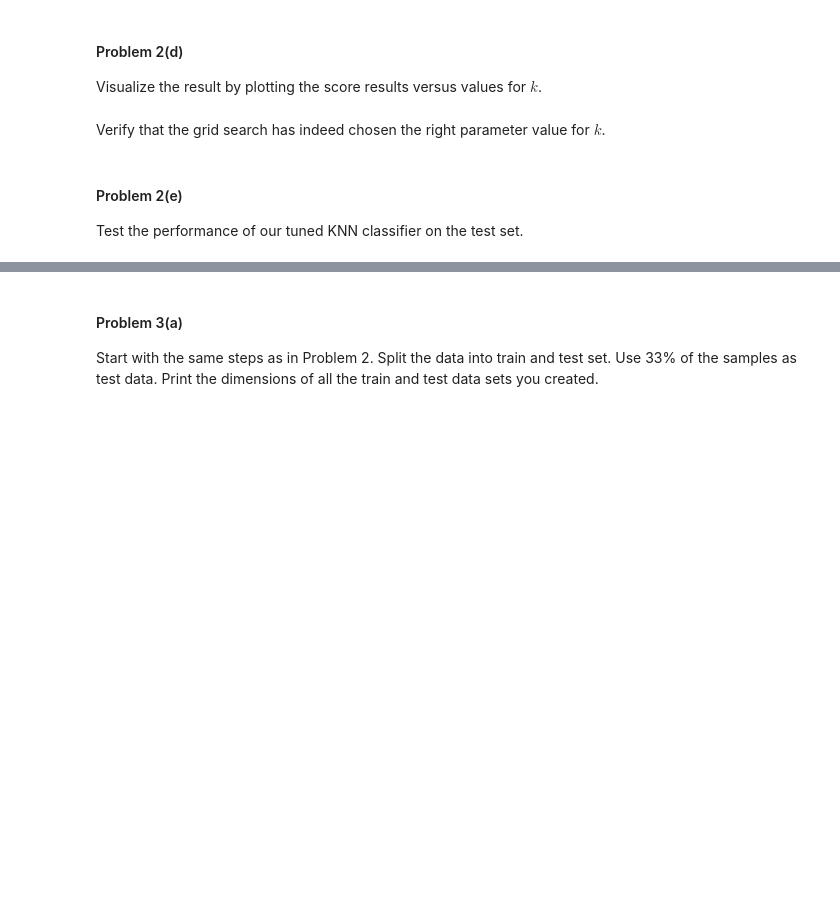
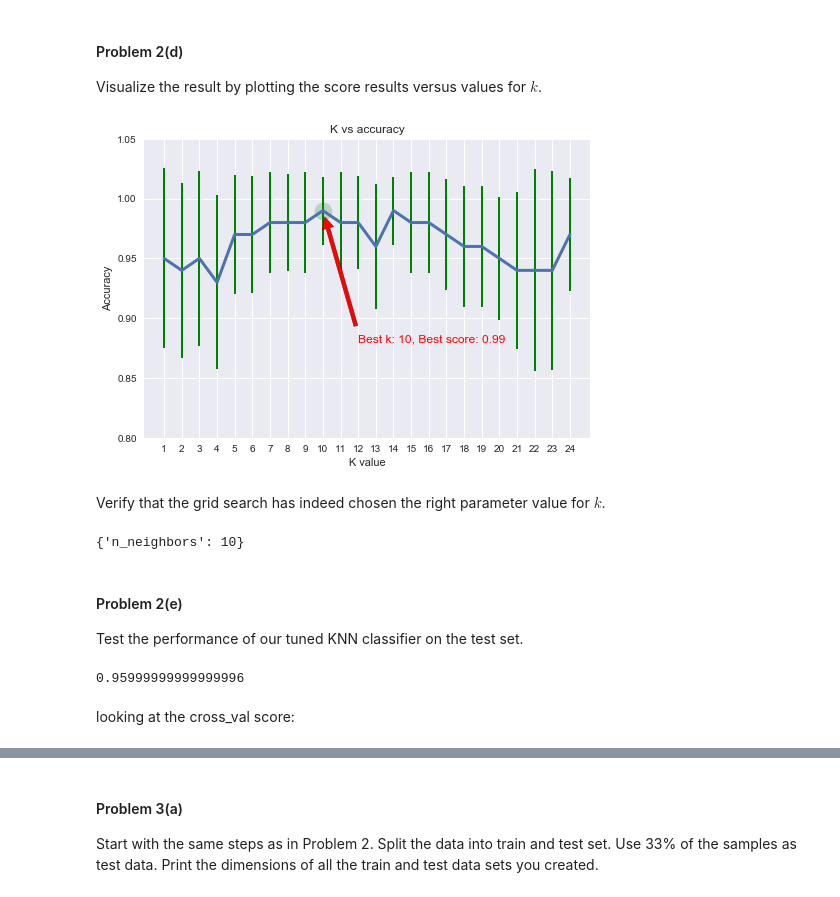
Before and after one commit to fergusio/cs109-2015, a Jupyter notebook: homework/HW3.ipynb, the cells around one changed output, grey strips where cells are left out. Saved outputs shown, nothing was run; the diff lists cells and outputs as text; code cells hidden in the pictures; blank space fills up the shorter version.

```diff
--- a/homework/HW3.ipynb
+++ b/homework/HW3.ipynb
@@ -724,0 +744,7 @@ In the lecture we discussed how to use cross validation to estimate the optimal
+# %%
+### Your code here ###
+from sklearn.neighbors import KNeighborsClassifier
+
+neigh = KNeighborsClassifier()
+neigh.fit(x_train, y_train)
+np.mean(neigh.predict(x_test)==y_test)
@@ -724,0 +755,6 @@ In the lecture we discussed how to use cross validation to estimate the optimal
+# %%
+from sklearn.model_selection import GridSearchCV
+k_values = [k for k in range(1,25)]
+parameters = {'n_neighbors': k_values}
+clf = GridSearchCV(KNeighborsClassifier(), parameters, cv=10)
+clf.fit(x_train, y_train)
@@ -731,10 +774,37 @@ Visualize the result by plotting the score results versus values for $k$.
+# %%
+### Your code here ###
+#plt.plot(clf.param_grid["n_neighbors"], clf.cv_results_["mean_test_score"], linewidth=2)
+plt.errorbar(clf.param_grid["n_neighbors"], clf.cv_results_["mean_test_score"],
+             clf.cv_results_["std_test_score"], lw=3, elinewidth=2, ecolor="g")
+plt.ylim(0.8,1.05)
+plt.title("K vs accuracy")
+plt.xticks(k_values)
+plt.xlabel("K value"), plt.ylabel("Accuracy")
+
+# highlight the best value
+best_k = clf.best_params_["n_neighbors"]
+plt.scatter(best_k, clf.best_score_, alpha=0.2, s=300, c="g")
+plt.annotate(f"Best k: {best_k}, Best score: {clf.best_score_}", color="r",
+             arrowprops=dict(facecolor='r', shrink=0.05),
+             xy=(best_k, clf.best_score_), xytext=(best_k+2, 0.88));
+# %% [output]
+[figure, added]
 # %% [markdown]
 Verify that the grid search has indeed chosen the right parameter value for $k$.
 # %%
 ### Your code here ###
+clf.best_params_
+# %% [output]
+{'n_neighbors': 10}
 # %% [markdown]
 #### Problem 2(e)
 
 Test the performance of our tuned KNN classifier on the test set.
 # %%
 ### Your code here ###
+# simple way to check:
+clf.best_estimator_.score(x_test, y_test)
+# %% [output]
+0.95999999999999996
+# %% [markdown]
+looking at the cross_val score:
```
Also changed, not shown: parts of 30 cells of this notebook, 1 other file.
